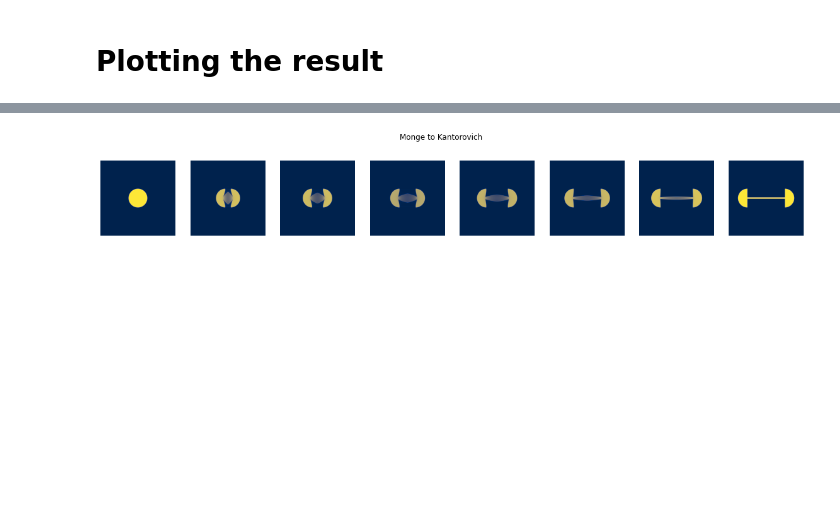
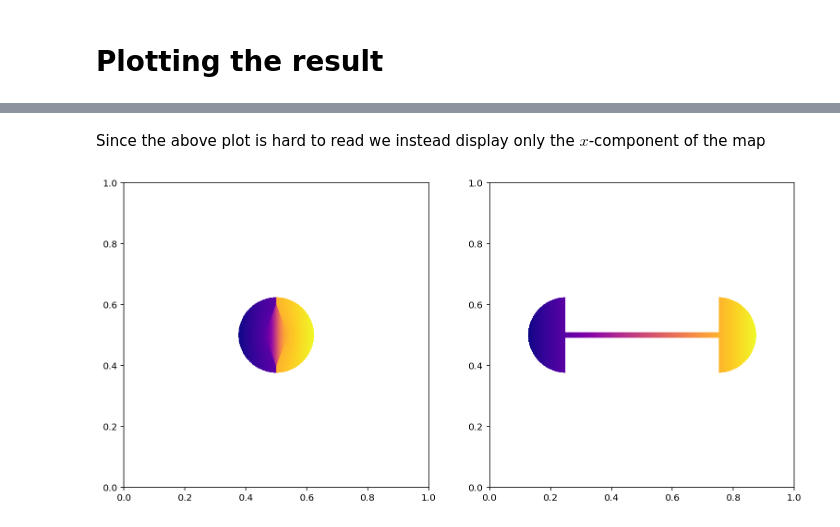
Before and after one commit to Math-Jacobs/bfm, a Jupyter notebook: python/example.ipynb, the cells around one changed output, grey strips where cells are left out. Cells and saved outputs as stored; diff of their text form; code cells hidden in the pictures; blank space fills up the shorter version.

```diff
--- a/python/example.ipynb
+++ b/python/example.ipynb
@@ -247,35 +249,0 @@ plt.show()
-# %%
-## Setup the initial parameters
-
-# Grid sizes
-n1 = 512 # x axis
-n2 = 512 # y axis
-
-# Maximum iterations for BFM
-maxIters = 40
-
-# Initial step size
-sigma = 4/np.maximum(mu.max(), nu.max())
-
-## initialize input data mu and nu
-
-mu = plt.imread("./pybind_bfm/images/monge.jpg")
-mu = cv2.cvtColor(mu, cv2.COLOR_BGR2GRAY)
-mu = mu.astype('float64')
-nu = plt.imread("./pybind_bfm/images/kanto.jpg")
-nu = nu.astype('float64')
-
-mu = cv2.resize(mu, (n2,n1))
-nu = cv2.resize(nu, (n2,n1))
-
-mu *= n1*n2 / np.sum(mu)
-nu *= n1*n2 / np.sum(nu)
-
-fig, ax = plt.subplots(1,2)
-ax[0].imshow(mu)
-ax[0].set_title("$\\mu = Monge$")
-ax[0].axis("off")
-ax[1].imshow(nu)
-ax[1].set_title("$\\nu = Kantorovich$")
-ax[1].axis("off")
-plt.show()
@@ -442,30 +250,10 @@ iter    50, W2 value: 2.5948e-02 H1: 5.4510e-07
-# %%
-## Interpolation
-
-n_fig = 8
-fig, ax = plt.subplots(1, n_fig,figsize=(20,3))
-
-ax[0].imshow(mu)
-ax[0].axis("off")
-ax[n_fig-1].imshow(nu)
-ax[n_fig-1].axis("off")
-
-interpolate = np.zeros_like(rho)
-
-for i in range(1,n_fig-1):
-    t = 1.0 * i / (n_fig - 1)
-    psi_tmp = 0.5 * (x*x + y*y) - t * (0.5 * (x*x + y*y) - psi)
-    phi_tmp = 0.5 * (x*x + y*y) - (1-t) * (0.5 * (x*x + y*y) - phi)
-
-    bfm.pushforward(rho, psi_tmp, mu);
-    interpolate = np.copy(rho)
-
-    bfm.pushforward(rho, phi_tmp, nu);
-    interpolate = (1-t) * interpolate + t * rho
-    ax[i].imshow(interpolate)
-    ax[i].axis("off")
-
-plt.suptitle("Monge to Kantorovich")
-plt.show()
-# %% [output]
-[figure, removed]
+# %% [markdown]
+Since the above plot is hard to read we instead display only the $x$-component of the map
+# %%
+fig, ax = plt.subplots(1, 2)
+ax[0].imshow(x + mx, origin='lower', extent=(0,1,0,1), cmap='plasma')
+
+x_masked = ma.masked_array(x, mask=(nu==0))
+ax[1].imshow(x_masked, origin='lower', extent=(0,1,0,1), cmap='plasma');
+# %% [output]
+[figure, added]
```
Also changed, not shown: parts of 30 cells of this notebook, 2 other files.
